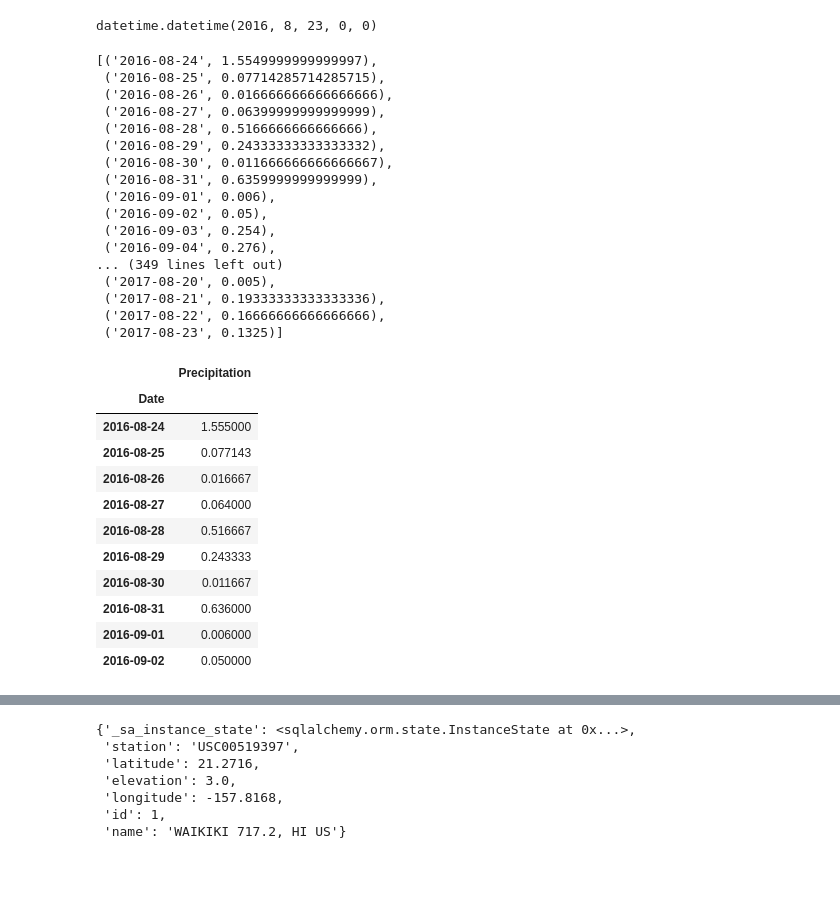
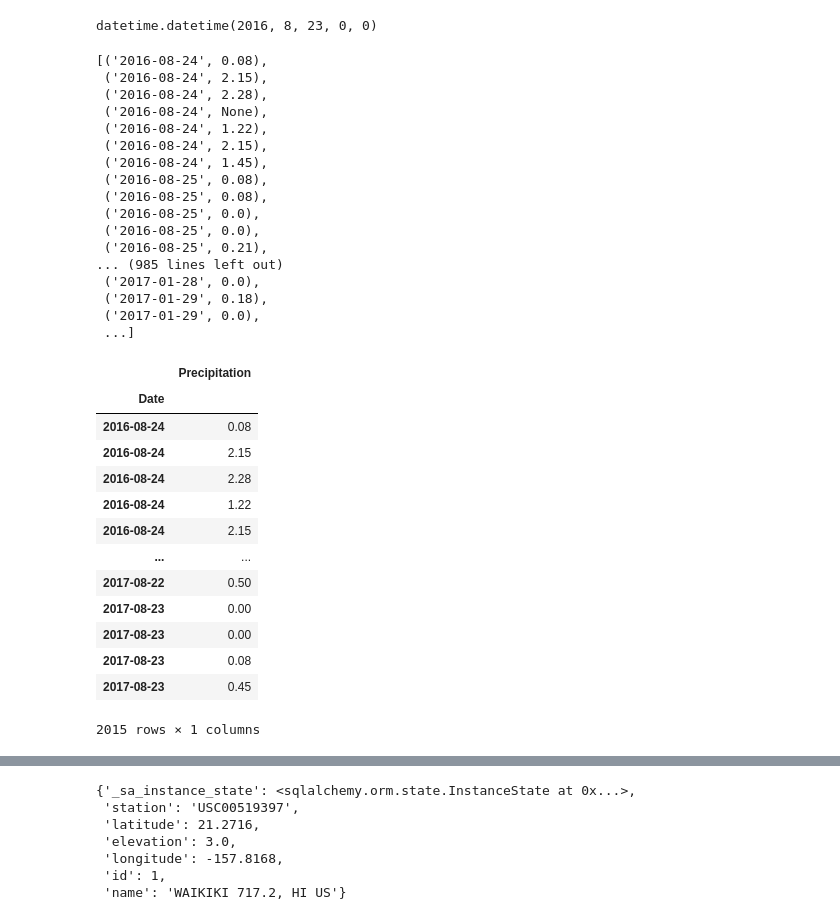
Before and after one commit to HaifaNajdawi/SQLAlchemy_climate_analysis_on_Honolulu-_Hawaii, a Jupyter notebook: climate_starter.ipynb, the cells around one changed output, grey strips where cells are left out. Saved outputs shown, nothing was run; the diff lists cells and outputs as text; code cells hidden in the pictures; blank space fills up the shorter version.

```diff
--- a/climate_starter.ipynb
+++ b/climate_starter.ipynb
@@ -66,45 +64,49 @@ last_12months
 datetime.datetime(2016, 8, 23, 0, 0)
 # %%
 # Perform a query to retrieve the data and precipitation scores
-precip_date_query=session.query(Measurement.date,func.avg(Measurement.prcp)).filter(Measurement.date >last_12months).group_by(Measurement.date).all()
+precip_date_query=session.query(Measurement.date,Measurement.prcp).filter(Measurement.date >last_12months).order_by(Measurement.date).all()
 precip_date_query
 # %% [output]
-[('2016-08-24', 1.5549999999999997),
- ('2016-08-25', 0.07714285714285715),
- ('2016-08-26', 0.016666666666666666),
- ('2016-08-27', 0.06399999999999999),
- ('2016-08-28', 0.5166666666666666),
- ('2016-08-29', 0.24333333333333332),
- ('2016-08-30', 0.011666666666666667),
- ('2016-08-31', 0.6359999999999999),
- ('2016-09-01', 0.006),
- ('2016-09-02', 0.05),
- ('2016-09-03', 0.254),
- ('2016-09-04', 0.276),
-... (349 lines left out)
- ('2017-08-20', 0.005),
- ('2017-08-21', 0.19333333333333336),
- ('2017-08-22', 0.16666666666666666),
- ('2017-08-23', 0.1325)]
+[('2016-08-24', 0.08),
+ ('2016-08-24', 2.15),
+ ('2016-08-24', 2.28),
+ ('2016-08-24', None),
+ ('2016-08-24', 1.22),
+ ('2016-08-24', 2.15),
+ ('2016-08-24', 1.45),
+ ('2016-08-25', 0.08),
+ ('2016-08-25', 0.08),
+ ('2016-08-25', 0.0),
+ ('2016-08-25', 0.0),
+ ('2016-08-25', 0.21),
+... (985 lines left out)
+ ('2017-01-28', 0.0),
+ ('2017-01-29', 0.18),
+ ('2017-01-29', 0.0),
+ ...]
 # %%
 
 # Save the query results as a Pandas DataFrame and set the index to the date column
 precp_date_df=pd.DataFrame(precip_date_query,columns=["Date","Precipitation"])
+precp_date_df.sort_values(by=['Date'], ascending=False)
 precp_date_df.set_index('Date',inplace=True)
-precp_date_df.sort_values(by='Date')
-precp_date_df.head(10)
+precp_date_df = precp_date_df[precp_date_df['Precipitation'].notna()]
+
+precp_date_df
 # %% [output]
 |  | Precipitation |
 | Date |  |
-| 2016-08-24 | 1.555000 |
-| 2016-08-25 | 0.077143 |
-| 2016-08-26 | 0.016667 |
-| 2016-08-27 | 0.064000 |
-| 2016-08-28 | 0.516667 |
-| 2016-08-29 | 0.243333 |
-| 2016-08-30 | 0.011667 |
-| 2016-08-31 | 0.636000 |
-| 2016-09-01 | 0.006000 |
-| 2016-09-02 | 0.050000 |
+| 2016-08-24 | 0.08 |
+| 2016-08-24 | 2.15 |
+| 2016-08-24 | 2.28 |
+| 2016-08-24 | 1.22 |
+| 2016-08-24 | 2.15 |
+| ... | ... |
+| 2017-08-22 | 0.50 |
+| 2017-08-23 | 0.00 |
+| 2017-08-23 | 0.00 |
+| 2017-08-23 | 0.08 |
+| 2017-08-23 | 0.45 |
+2015 rows × 1 columns
 # %%
 # Use Pandas Plotting with Matplotlib to plot the data
```
Also changed, not shown: parts of 6 cells of this notebook.
